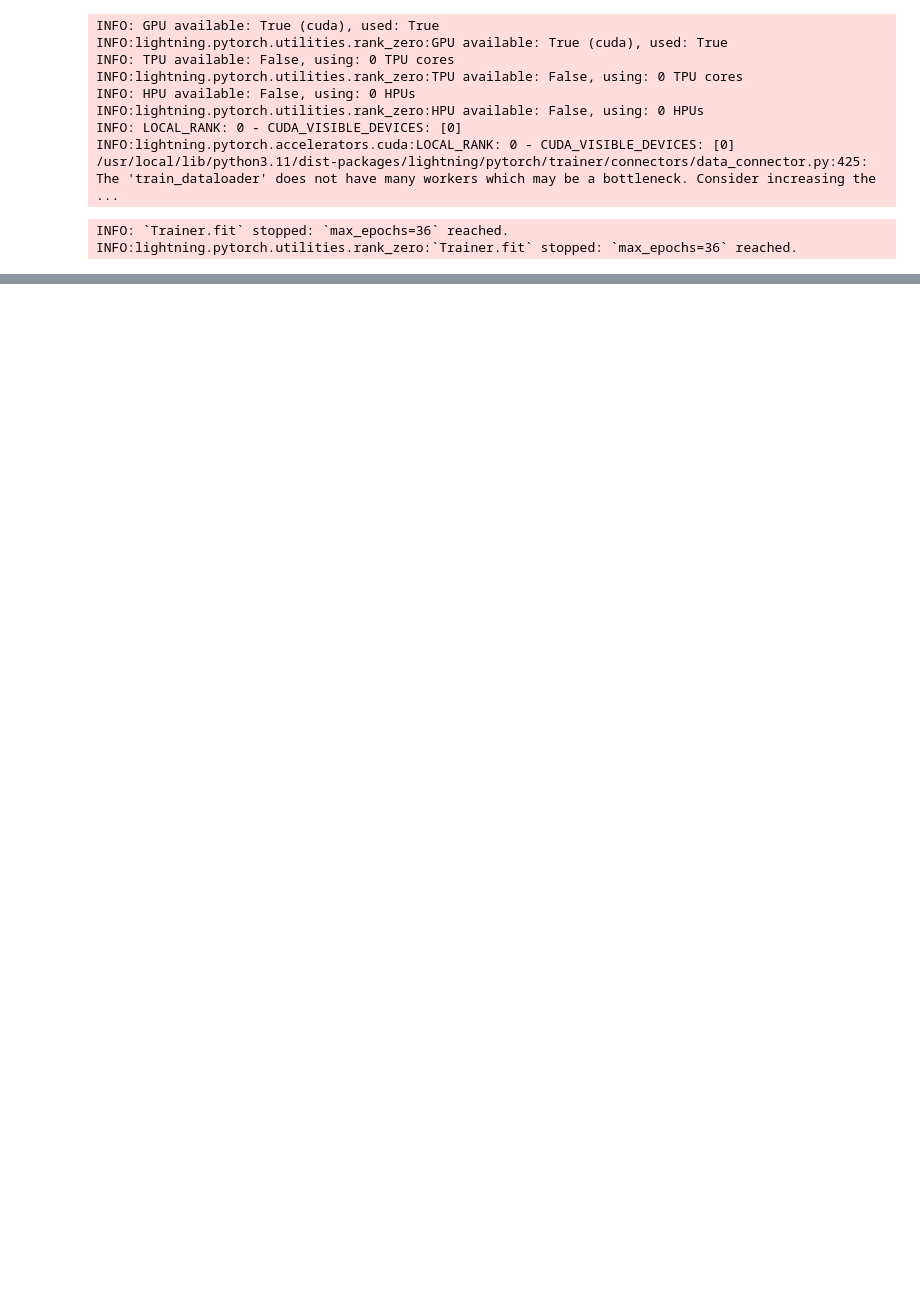
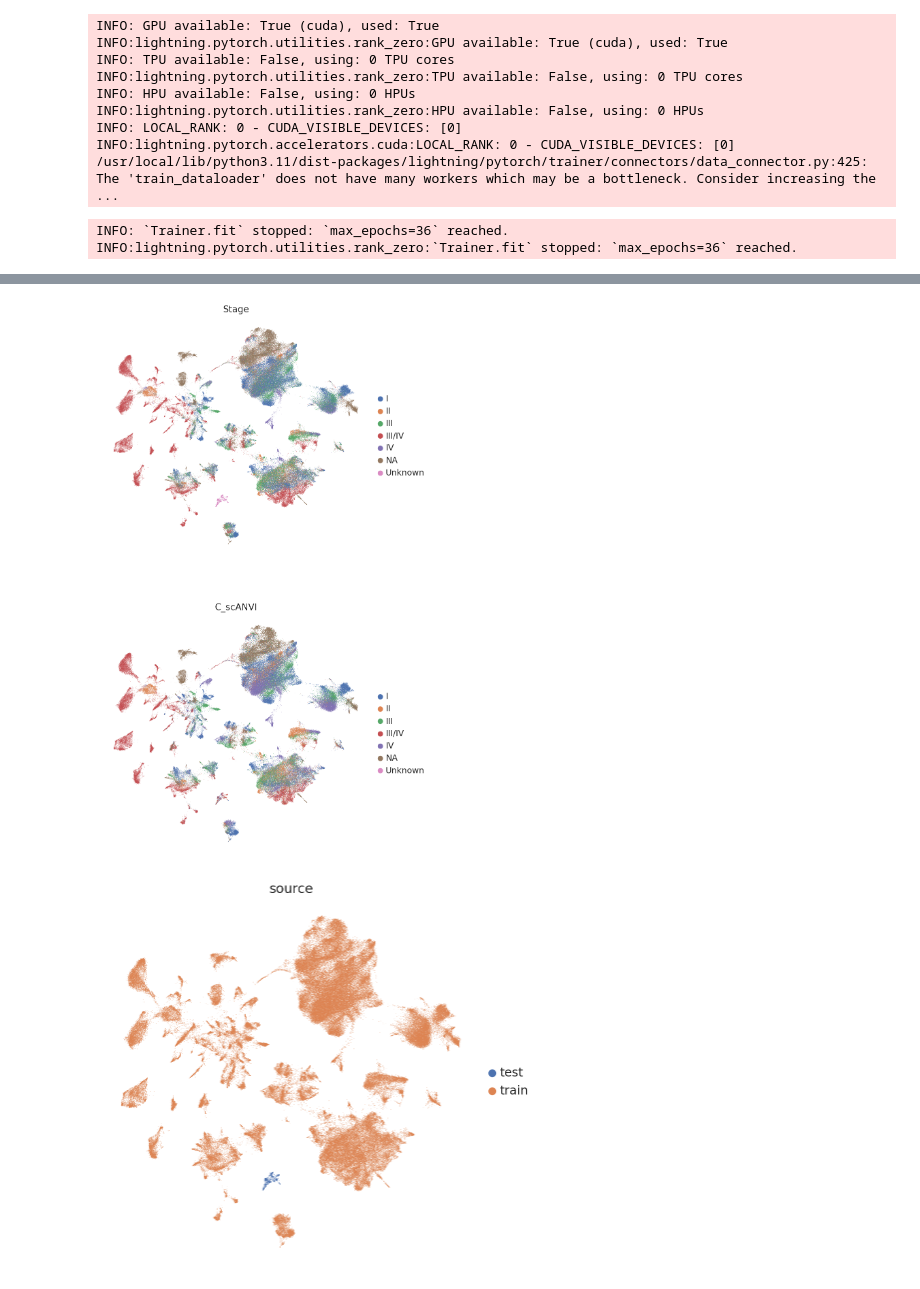
Before and after one commit to marissafujimoto/catmap, a Jupyter notebook: notebooks/cancer_label_transfer_example.ipynb, the cells around one changed output, grey strips where cells are left out. Drawn from its saved outputs; the diff is of its cells as text; code cells hidden in the pictures; blank space fills up the shorter version.

```diff
--- a/notebooks/cancer_label_transfer_example.ipynb
+++ b/notebooks/cancer_label_transfer_example.ipynb
@@ -185,0 +246,9 @@ adata.obs[SCANVI_CELLTYPE_KEY][ss2_mask] = adata.obs.cell_ontology_class[ss2_mas
+# %%
+SCANVI_STAGE_KEY = "Stage"
+
+adata_transfer.obs[SCANVI_STAGE_KEY] = "Unknown"
+adata_transfer.obs["Study"] = "GSE127465" # hack to get around pretraining not recognizing batch
+adata.obs["source"] = "train"
+adata_transfer.obs["source"] = "test"
+
+adata_concat = anndata.concat([adata, adata_transfer])
@@ -188,7 +334,7 @@ np.unique(adata.obs[SCANVI_CELLTYPE_KEY], return_counts=True)
 # %%
 scanvi_model = scvi.model.SCANVI.from_scvi_model(
     scvi_model,
-    adata=adata,
+    adata=adata_concat,
     unlabeled_category="Unknown",
-    labels_key=SCANVI_CELLTYPE_KEY,
+    labels_key=SCANVI_STAGE_KEY
 )
@@ -198,6 +359,6 @@ scanvi_model.train(max_epochs=20, n_samples_per_label=100)
 SCANVI_LATENT_KEY = "X_scANVI"
 SCANVI_PREDICTION_KEY = "C_scANVI"
 
-adata.obsm[SCANVI_LATENT_KEY] = scanvi_model.get_latent_representation(adata)
-adata.obs[SCANVI_PREDICTION_KEY] = scanvi_model.predict(adata)
+adata_concat.obsm[SCANVI_LATENT_KEY] = scanvi_model.get_latent_representation(adata_concat)
+adata_concat.obs[SCANVI_PREDICTION_KEY] = scanvi_model.predict(adata_concat)
 # %%
@@ -206,14 +367,22 @@ sc.tl.umap(adata, min_dist=0.3)
 # %%
 # in order to make colors matchup
-adata.obs.C_scANVI = pd.Categorical(
-    adata.obs.C_scANVI.values, categories=adata.obs.cell_ontology_class.cat.categories
+adata_concat.obs.C_scANVI = pd.Categorical(
+    adata_concat.obs.C_scANVI.values, categories=np.unique(adata_concat.obs.Stage)
 )
 # %%
 sc.pl.umap(
-    adata,
-    color=["cell_ontology_class", SCANVI_PREDICTION_KEY],
+    adata_concat,
+    color=["Stage", SCANVI_PREDICTION_KEY],
+    frameon=False,
+    ncols=1
+)
+sc.pl.umap(
+    adata_concat,
+    color=["source"],
     frameon=False,
     ncols=1,
-    palette=adata.uns["cell_ontology_class_colors"],
 )
+# %% [output]
+[figure, added]
+[figure, added]
 # %%
```
Also changed, not shown: parts of 32 cells of this notebook.
